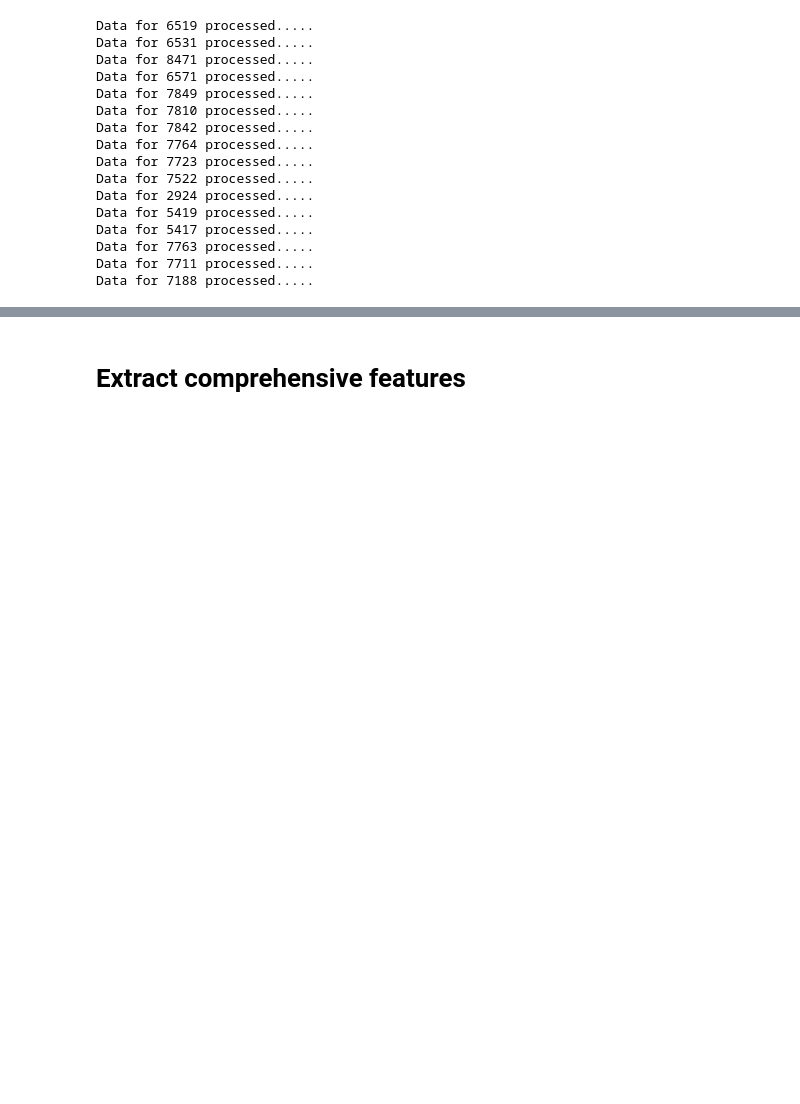
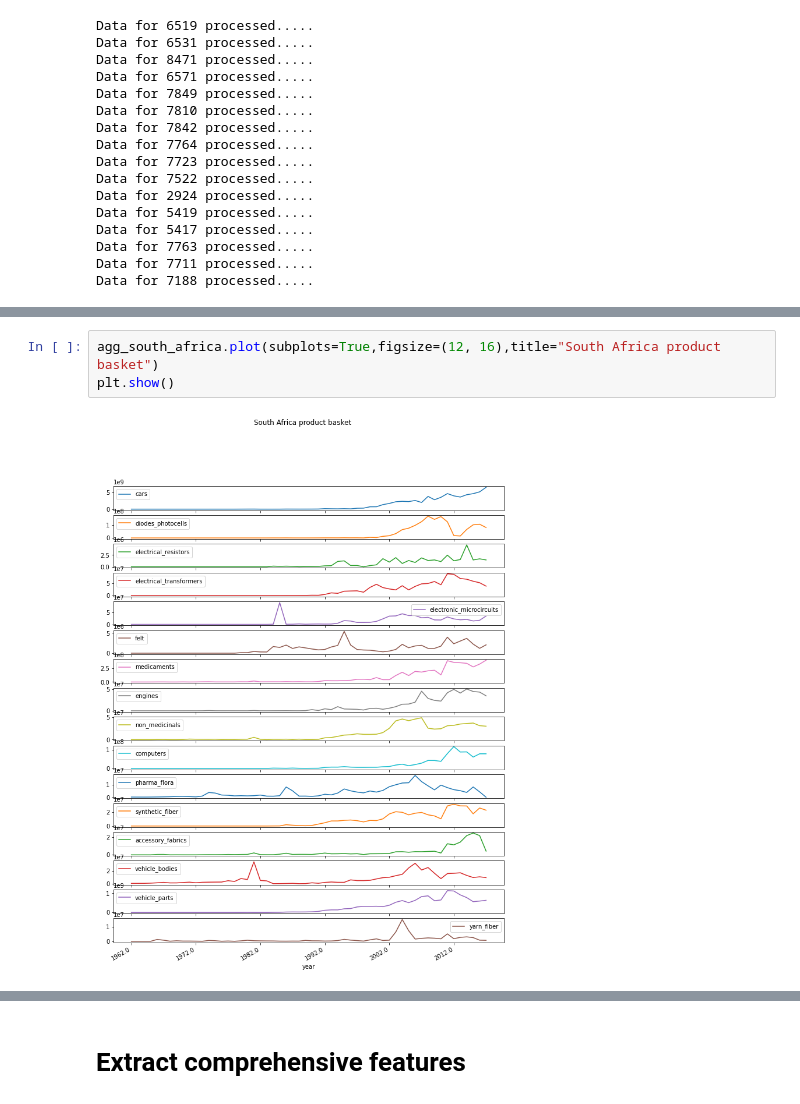
Before and after one commit to GarethWilhelm/TS-Feature-Clustering, a Jupyter notebook: data_prep.ipynb, the cells around one changed output, grey strips where cells are left out. Cells and saved outputs as stored; diff of their text form; blank space fills up the shorter version.

```diff
--- a/data_prep.ipynb
+++ b/data_prep.ipynb
@@ -240,0 +291,5 @@ plt.show()
+# %%
+agg_south_africa.plot(subplots=True,figsize=(12, 16),title="South Africa product basket")
+plt.show()
+# %% [output]
+[figure, added]
```
Also changed, not shown: parts of 27 cells of this notebook.
